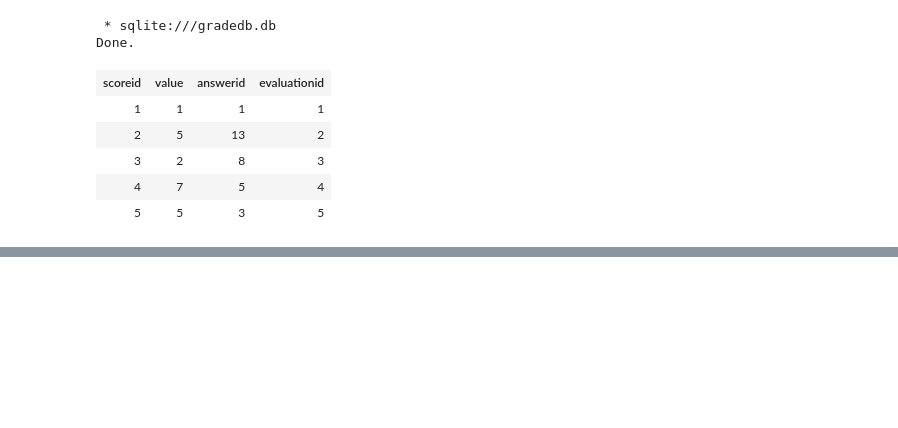
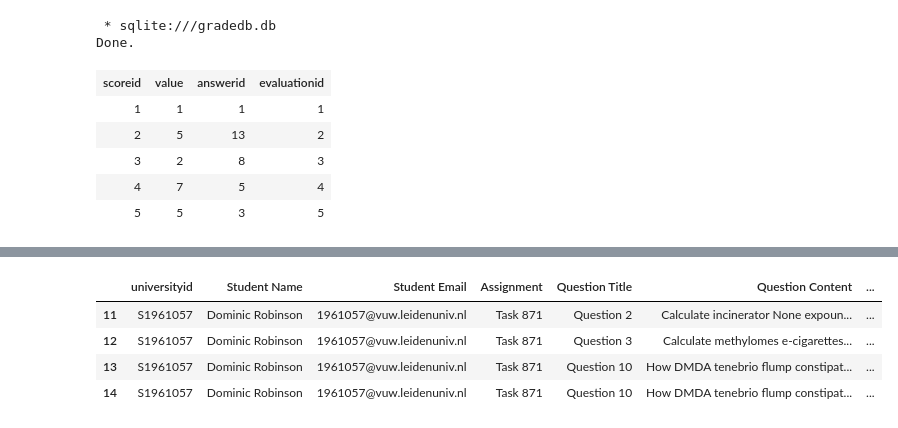
Before and after one commit to Boolytical/EfDS_assignment_DBSQL5, a Jupyter notebook: student_summary.ipynb, the cells around one changed output, grey strips where cells are left out. Cells and saved outputs as stored; diff of their text form; code cells hidden in the pictures; blank space fills up the shorter version.

```diff
--- a/student_summary.ipynb
+++ b/student_summary.ipynb
@@ -228,0 +232,11 @@ Done.
+# %%
+def Student_Summary(StudentUniID):
+    return(df_Stud_summ[df_Stud_summ['universityid']== StudentUniID])
+# %%
+Student_Summary('S1961057')
+# %% [output]
+|  | universityid | Student Name | Student Email | Assignment | Question Title | Question Content | ... |
+| 11 | S1961057 | Dominic Robinson | 1961057@vuw.leidenuniv.nl | Task 871 | Question 2 | Calculate incinerator None expoun... | ... |
+| 12 | S1961057 | Dominic Robinson | 1961057@vuw.leidenuniv.nl | Task 871 | Question 3 | Calculate methylomes e-cigarettes... | ... |
+| 13 | S1961057 | Dominic Robinson | 1961057@vuw.leidenuniv.nl | Task 871 | Question 10 | How DMDA tenebrio flump constipat... | ... |
+| 14 | S1961057 | Dominic Robinson | 1961057@vuw.leidenuniv.nl | Task 871 | Question 10 | How DMDA tenebrio flump constipat... | ... |
```
Also changed, not shown: parts of 3 cells of this notebook.
